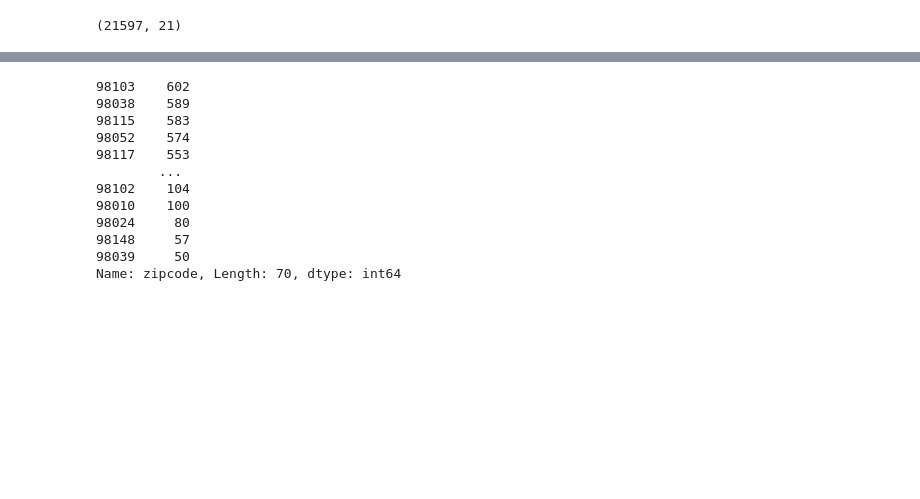
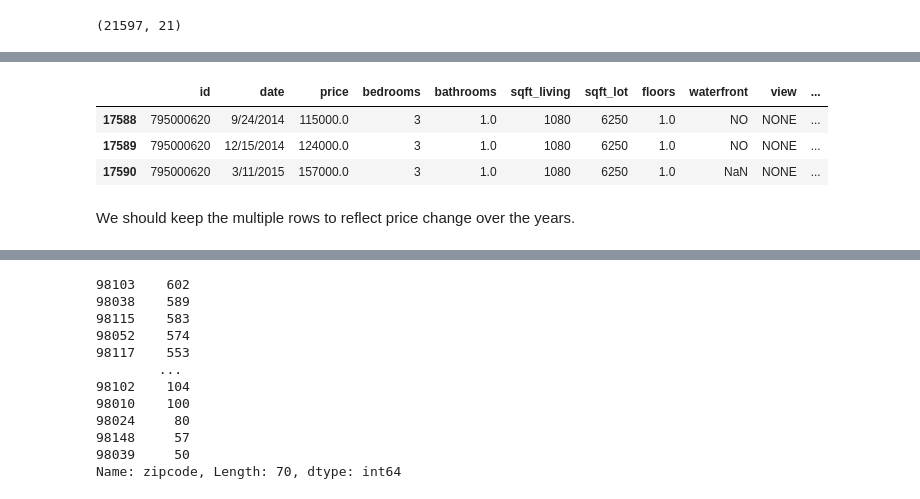
Before and after one commit to garrettwilliams90/Housing_Analysis, a Jupyter notebook: Notebooks/Emine/Project2_Emine.ipynb, the cells around one changed output, grey strips where cells are left out. Cells and saved outputs as stored; diff of their text form; code cells hidden in the pictures; blank space fills up the shorter version.

```diff
--- a/Notebooks/Emine/Project2_Emine.ipynb
+++ b/Notebooks/Emine/Project2_Emine.ipynb
@@ -73,0 +113,9 @@ df.describe()
+# %%
+df[df['id']==795000620] # Multiple rows for same house means that the house is sold multiple times!
+# %% [output]
+|  | id | date | price | bedrooms | bathrooms | sqft_living | sqft_lot | floors | waterfront | view | ... |
+| 17588 | 795000620 | 9/24/2014 | 115000.0 | 3 | 1.0 | 1080 | 6250 | 1.0 | NO | NONE | ... |
+| 17589 | 795000620 | 12/15/2014 | 124000.0 | 3 | 1.0 | 1080 | 6250 | 1.0 | NO | NONE | ... |
+| 17590 | 795000620 | 3/11/2015 | 157000.0 | 3 | 1.0 | 1080 | 6250 | 1.0 | NaN | NONE | ... |
+# %% [markdown]
+We should keep the multiple rows to reflect price change over the years.
```
Also changed, not shown: parts of 41 cells of this notebook.
